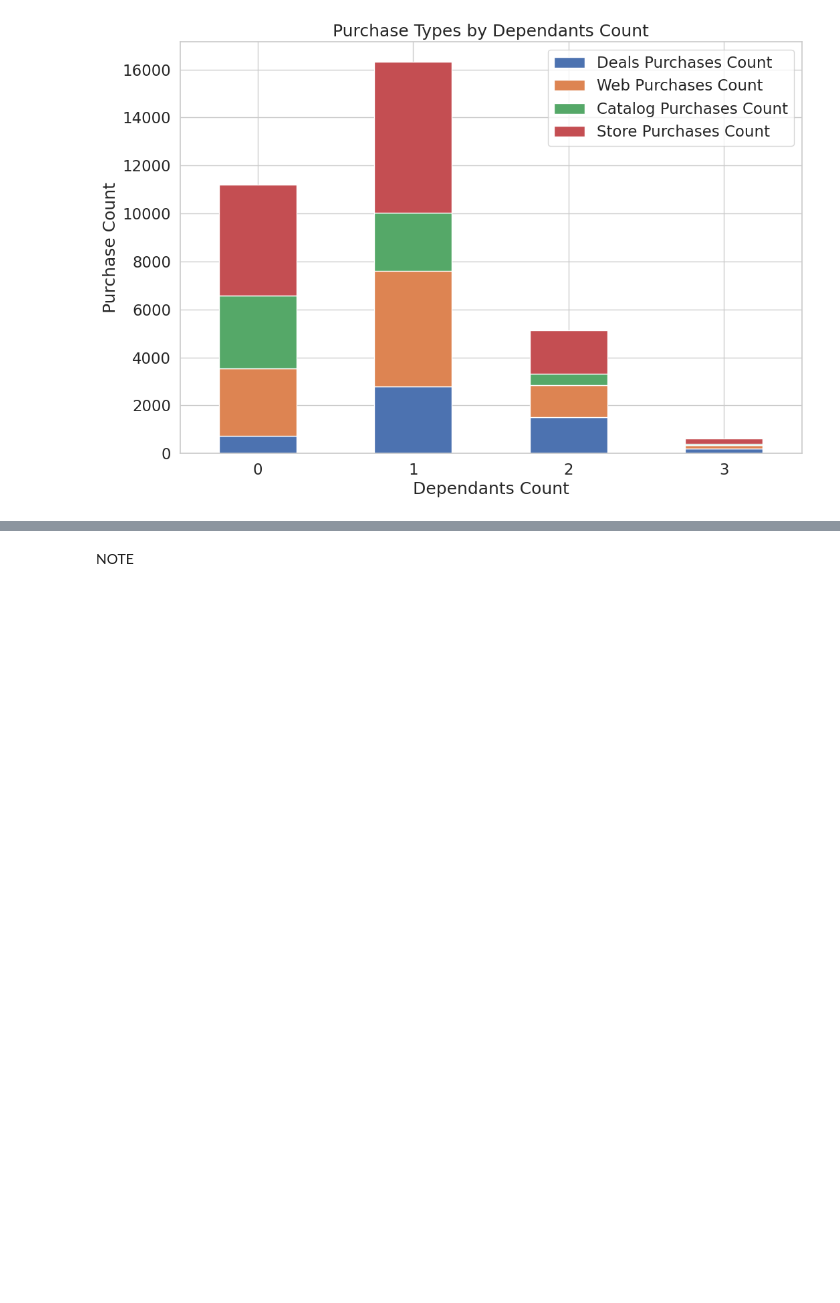
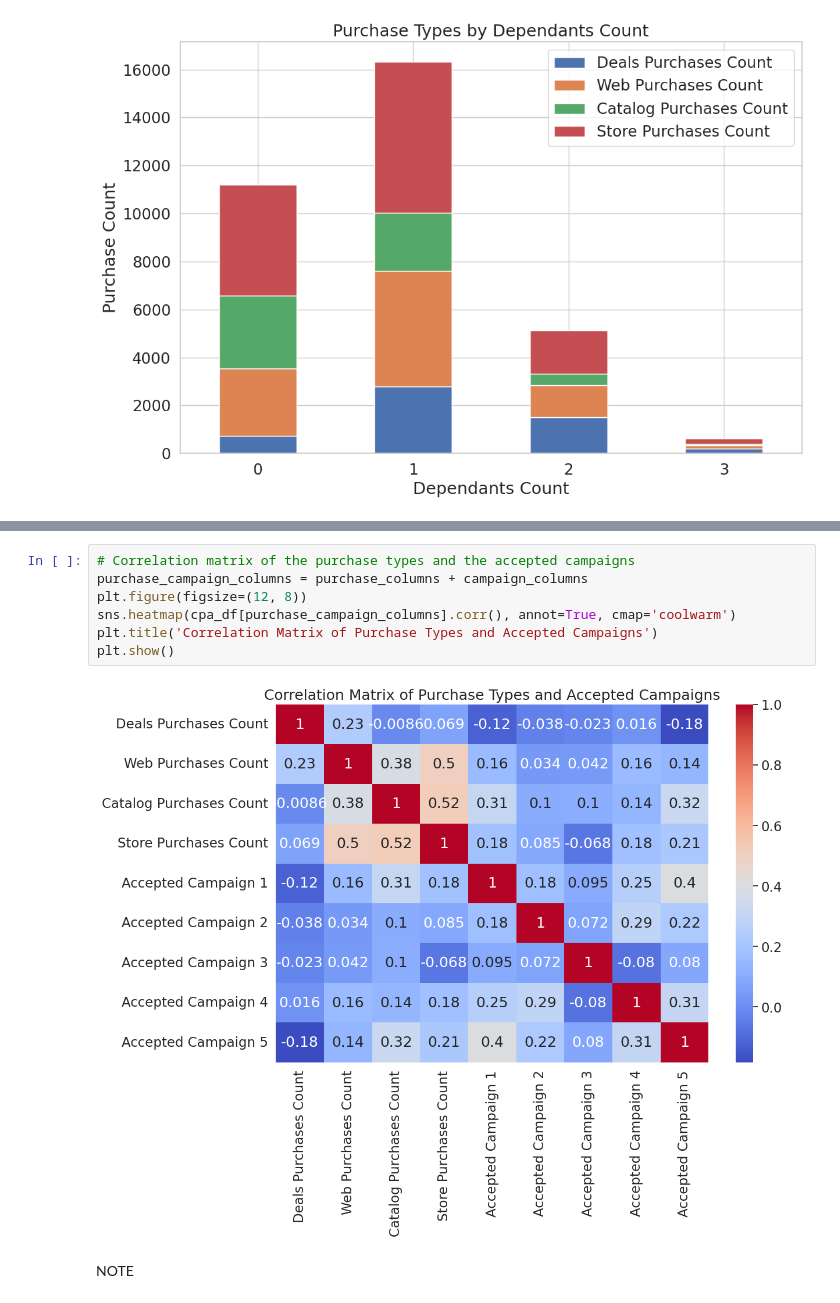
Before and after one commit to AbdullahTaweel/customer_personality_analysis, a Jupyter notebook: jupyter_notebooks/Initial_Notebook.ipynb, the cells around one changed output, grey strips where cells are left out. Cells and saved outputs as stored; diff of their text form; blank space fills up the shorter version.

```diff
--- a/jupyter_notebooks/Initial_Notebook.ipynb
+++ b/jupyter_notebooks/Initial_Notebook.ipynb
@@ -427,3 +435,12 @@ plt.show()
+# %%
+# Correlation matrix of the purchase types and the accepted campaigns
+purchase_campaign_columns = purchase_columns + campaign_columns
+plt.figure(figsize=(12, 8))
+sns.heatmap(cpa_df[purchase_campaign_columns].corr(), annot=True, cmap='coolwarm')
+plt.title('Correlation Matrix of Purchase Types and Accepted Campaigns')
+plt.show()
+# %% [output]
+[figure, added]
 # %% [markdown]
 NOTE
 # %% [markdown]
```
Also changed, not shown: parts of 3 cells of this notebook, 3 other files.
